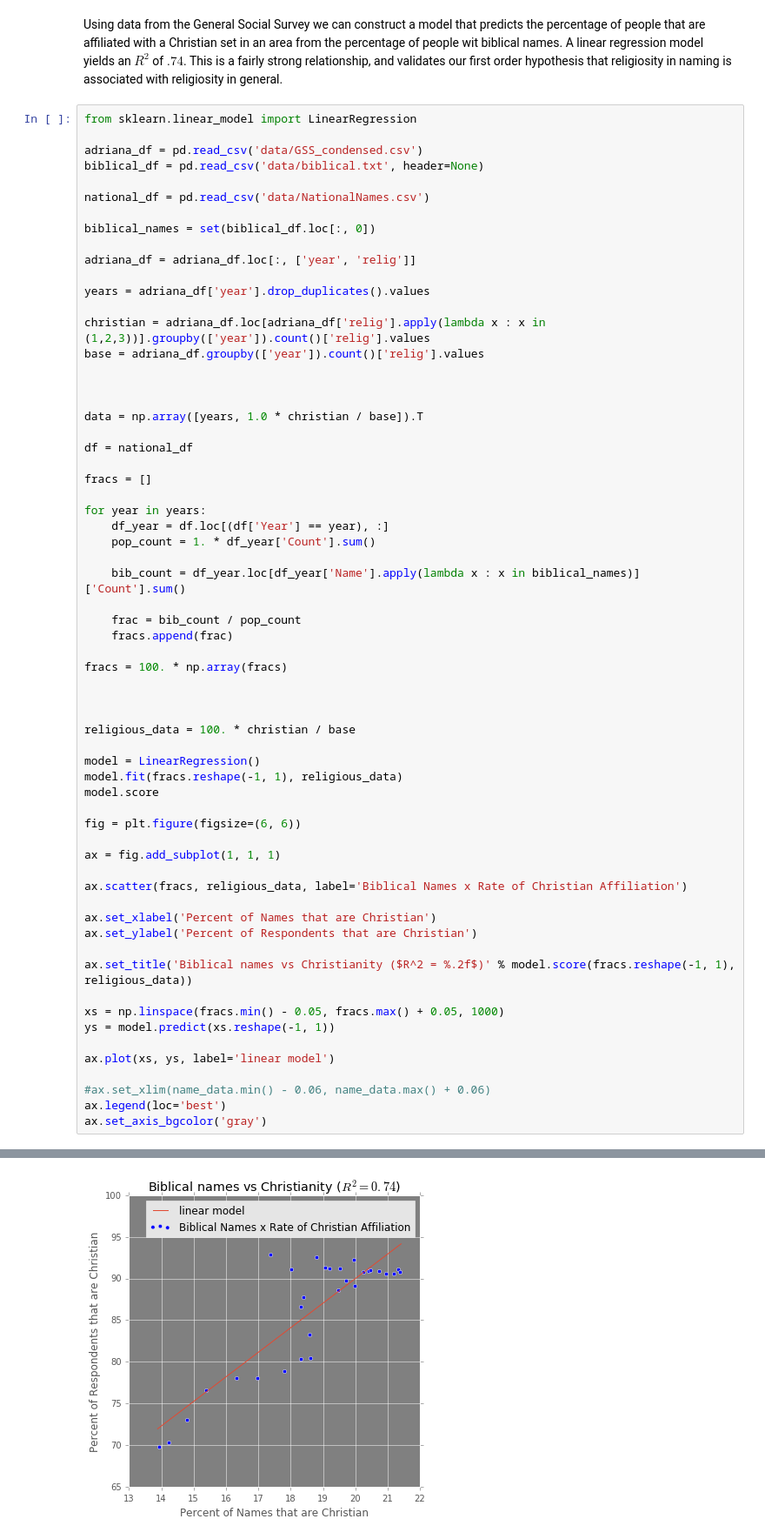
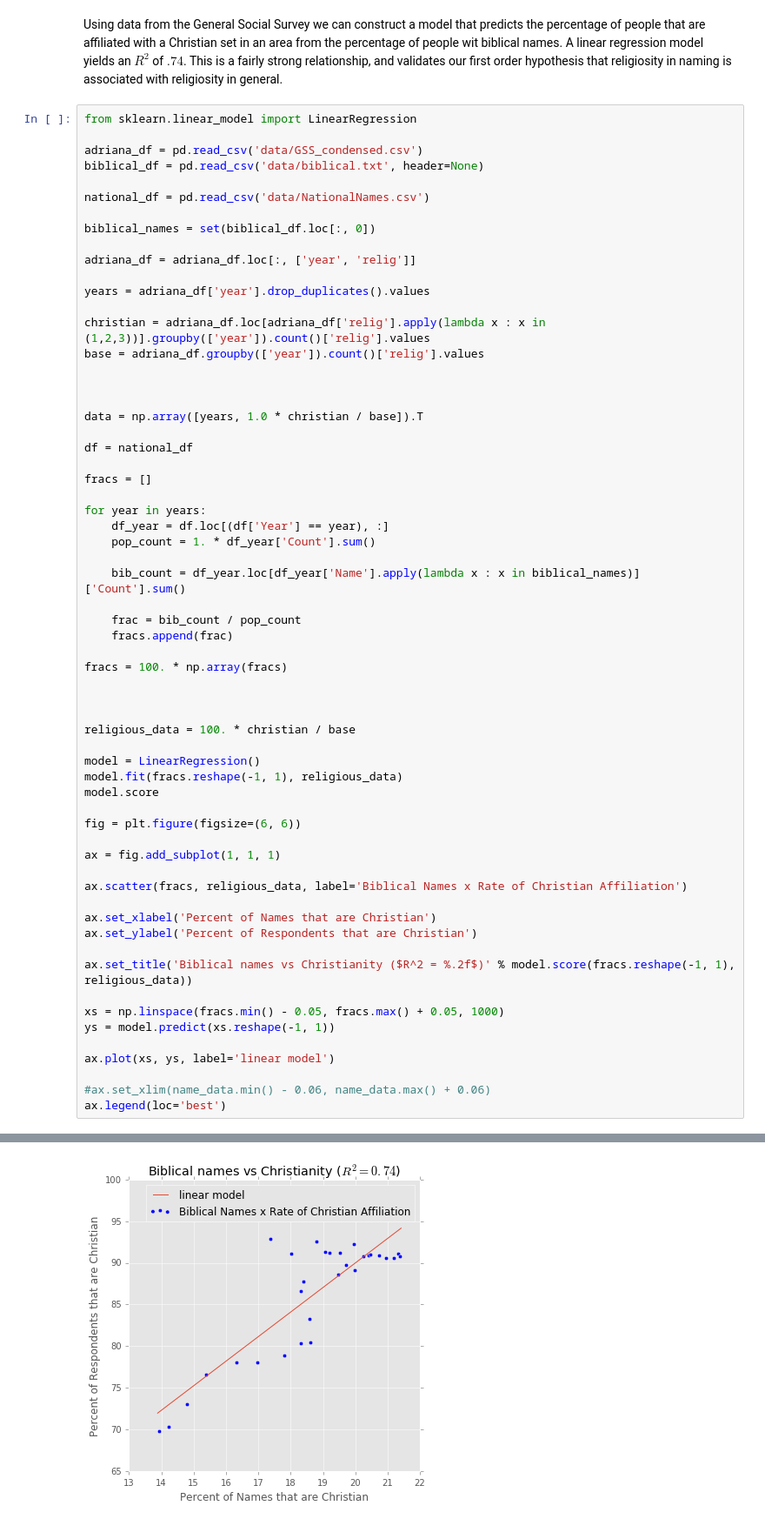
Before and after one commit to Baby-Names/cs109-website, a Jupyter notebook: Names and Religiosity.ipynb, the cells around one changed output, grey strips where cells are left out. Shown at 87% size. Cells and saved outputs as stored; diff of their text form.

```diff
--- a/Names and Religiosity.ipynb
+++ b/Names and Religiosity.ipynb
@@ -226,5 +226,4 @@ ax.plot(xs, ys, label='linear model')
 
 #ax.set_xlim(name_data.min() - 0.06, name_data.max() + 0.06)
 ax.legend(loc='best')
-ax.set_axis_bgcolor('gray')
 # %% [output]
@@ -231 +231 @@ ax.set_axis_bgcolor('gray')
-[figure, old version]
+[figure, new version]
```
Also changed, not shown: parts of 1 cell of this notebook, 5 other files.
